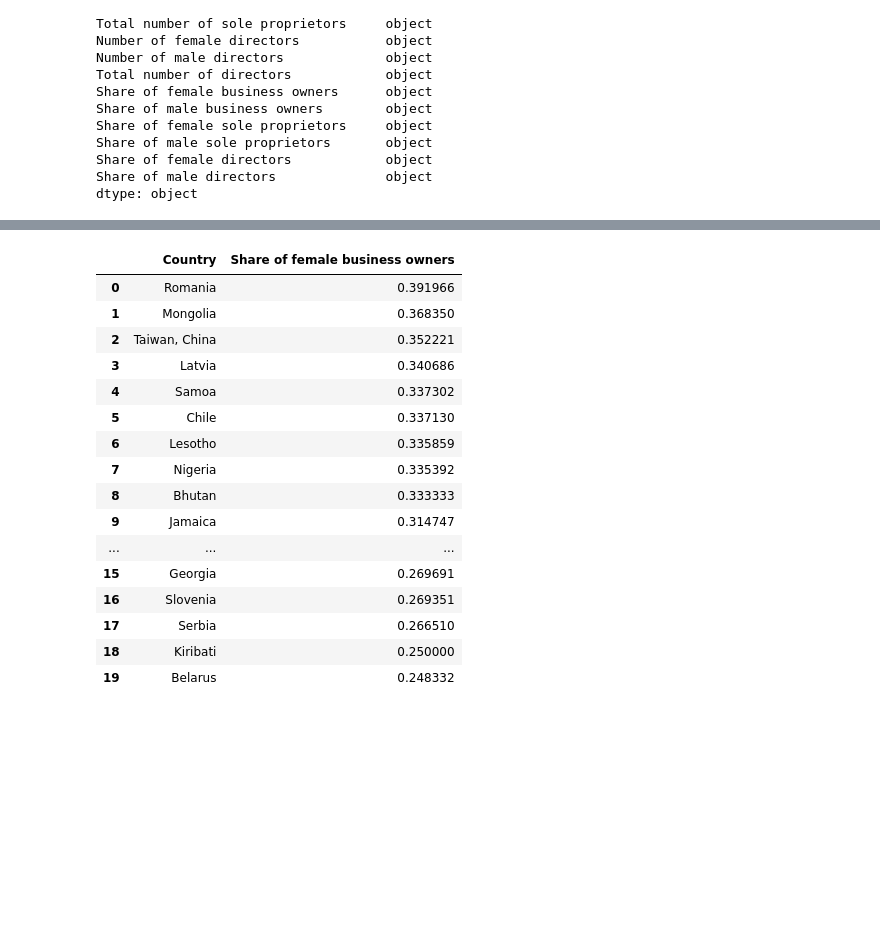
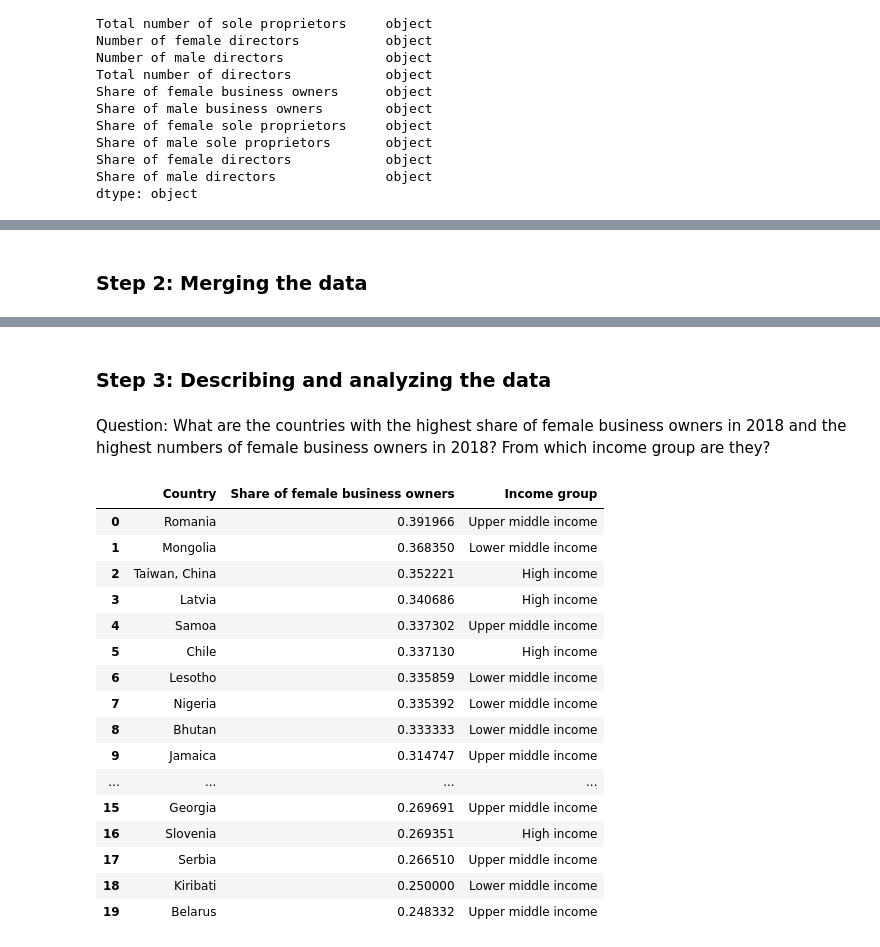
Before and after one commit to sabrinabluhm/femaleEntrepreneurship, a Jupyter notebook: Data/World Bank data - cleaning and analyzing.ipynb, the cells around one changed output, grey strips where cells are left out. Saved outputs shown, nothing was run; the diff lists cells and outputs as text; code cells hidden in the pictures; blank space fills up the shorter version.

```diff
--- a/Data/World Bank data - cleaning and analyzing.ipynb
+++ b/Data/World Bank data - cleaning and analyzing.ipynb
@@ -192,15 +198,17 @@ worldbankdata.head(6)
 | 5 | Afghanistan | Low income | 2017 | 88 | 6047 | 6135 | ... |
 | 6 | Afghanistan | Low income | 2018 | 177 | 8482 | 8659 | ... |
 | 8 | Albania | Upper middle income | 2014 | 401 | 1818 | 2219 | ... |
+# %% [markdown]
+### Step 2: Merging the data
 # %%
-# transfer the WomenBussinesIndexScore to the data frame of the worldbank data
+# transfer the WomenBusinessIndexScore to the data frame of the worldbank data
 for index, row in worldbankdata.iterrows():
 
     year = row["Year"]
     country = row["Country"]
     value = getWomenBussinesIndexScorePerCountryAndYear(country, year)
 
-    worldbankdata.at[index,'WomenBussinesIndex'] = value
+    worldbankdata.at[index,'WomenBusinessIndex'] = value
 
 worldbankdata.head(6)
 # %% [output]
@@ -211,27 +219,31 @@ worldbankdata.head(6)
 | 5 | Afghanistan | Low income | 2017 | 88 | 6047 | 6135 | ... |
 | 6 | Afghanistan | Low income | 2018 | 177 | 8482 | 8659 | ... |
 | 8 | Albania | Upper middle income | 2014 | 401 | 1818 | 2219 | ... |
+# %% [markdown]
+### Step 3: Describing and analyzing the data
+# %% [markdown]
+Question: What are the countries with the highest share of female business owners in 2018 and the highest numbers of female business owners in 2018? From which income group are they?
 # %%
-# create the toplist of the coutires with the highest share of female business owners in 2018
-chart1 = worldbankdata.query('Year == 2018').sort_values(by=['Share of female business owners'], ascending=False)
-chart1 = chart1[['Country', 'Share of female business owners']]
-chart1.reset_index(drop=True, inplace=True)
-chart1.head(20)
+# create the toplist of the countries with the highest share of female business owners in 2018
+chart1_a = worldbankdata.query('Year == 2018').sort_values(by=['Share of female business owners'], ascending=False)
+chart1_a = chart1_a[['Country', 'Share of female business owners', 'Income group']]
+chart1_a.reset_index(drop=True, inplace=True)
+chart1_a.head(20)
 # %% [output]
-|  | Country | Share of female business owners |
-| 0 | Romania | 0.391966 |
-| 1 | Mongolia | 0.368350 |
-| 2 | Taiwan, China | 0.352221 |
-| 3 | Latvia | 0.340686 |
-| 4 | Samoa | 0.337302 |
-| 5 | Chile | 0.337130 |
-| 6 | Lesotho | 0.335859 |
-| 7 | Nigeria | 0.335392 |
-| 8 | Bhutan | 0.333333 |
-| 9 | Jamaica | 0.314747 |
-| ... | ... | ... |
-| 15 | Georgia | 0.269691 |
-| 16 | Slovenia | 0.269351 |
-| 17 | Serbia | 0.266510 |
-| 18 | Kiribati | 0.250000 |
-| 19 | Belarus | 0.248332 |
+|  | Country | Share of female business owners | Income group |
+| 0 | Romania | 0.391966 | Upper middle income |
+| 1 | Mongolia | 0.368350 | Lower middle income |
+| 2 | Taiwan, China | 0.352221 | High income |
+| 3 | Latvia | 0.340686 | High income |
+| 4 | Samoa | 0.337302 | Upper middle income |
+| 5 | Chile | 0.337130 | High income |
+| 6 | Lesotho | 0.335859 | Lower middle income |
+| 7 | Nigeria | 0.335392 | Lower middle income |
+| 8 | Bhutan | 0.333333 | Lower middle income |
+| 9 | Jamaica | 0.314747 | Upper middle income |
+| ... | ... | ... | ... |
+| 15 | Georgia | 0.269691 | Upper middle income |
+| 16 | Slovenia | 0.269351 | High income |
+| 17 | Serbia | 0.266510 | Upper middle income |
+| 18 | Kiribati | 0.250000 | Lower middle income |
+| 19 | Belarus | 0.248332 | Upper middle income |
```
Also changed, not shown: parts of 28 cells of this notebook, 1 other file.
